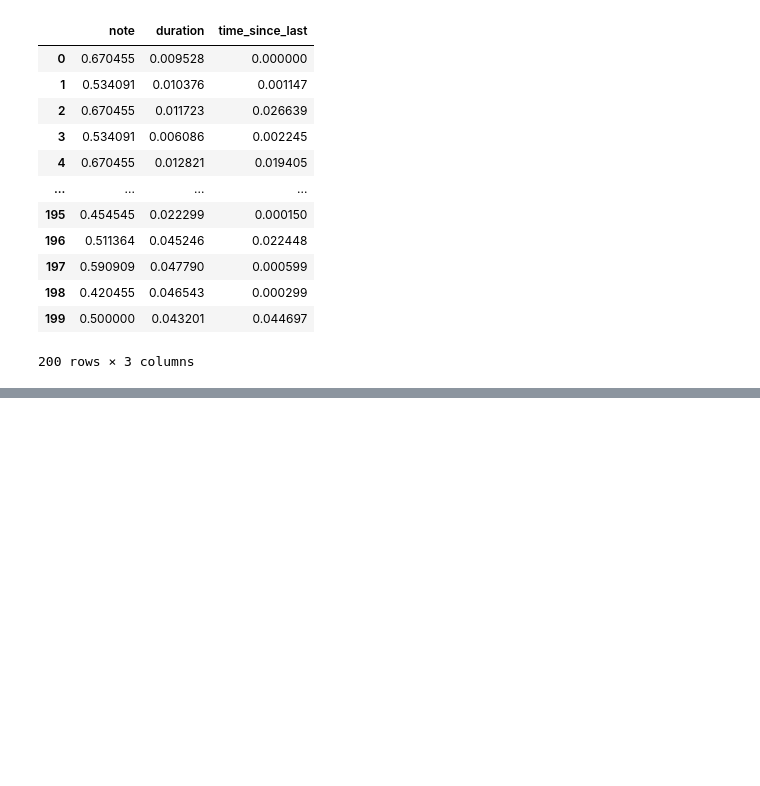
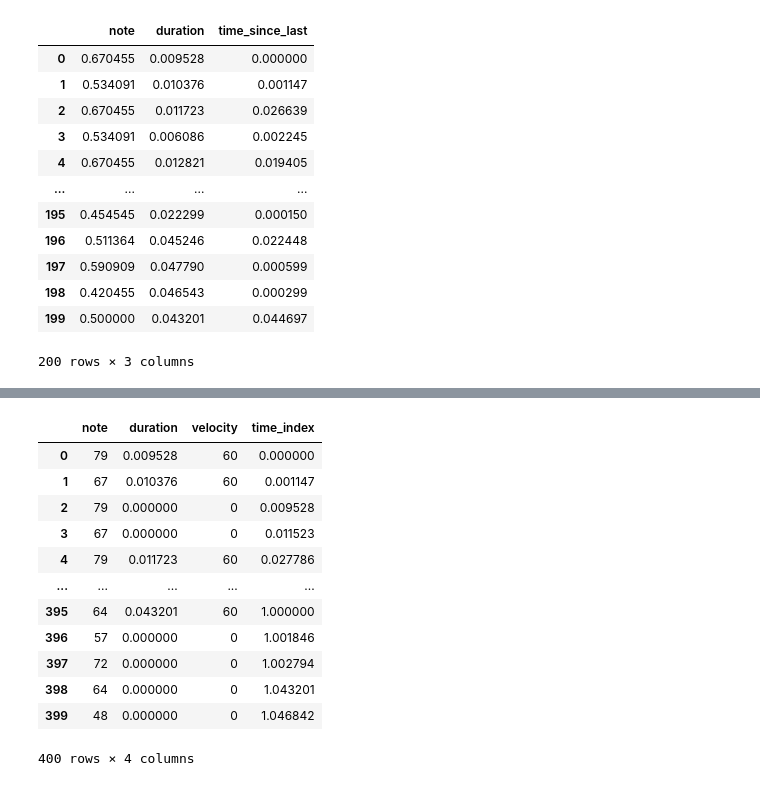
Before and after one commit to jorgeah92/Music_Generative_Adversarial_Network, a Jupyter notebook: Parse MIDI Files Test.ipynb, the cells around one changed output, grey strips where cells are left out. Cells and saved outputs as stored; diff of their text form; code cells hidden in the pictures; blank space fills up the shorter version.

```diff
--- a/Parse MIDI Files Test.ipynb
+++ b/Parse MIDI Files Test.ipynb
@@ -272,0 +331,22 @@ df_first_200.drop(columns='time_elapsed')
+# %%
+# create a stop signal for each note at the appropriate time_index:
+for i in range(len(df_reversed)):
+    stop_note = pd.DataFrame([[df_reversed.note[i], 0, 0, df_reversed.duration[i] + df_reversed.time_index[i]]],
+                             columns=['note', 'duration', 'velocity', 'time_index'])
+    df_reversed = df_reversed.append(stop_note, ignore_index=True)
+df_reversed = df_reversed.sort_values('time_index').reset_index(drop=True)
+df_reversed
+# %% [output]
+|  | note | duration | velocity | time_index |
+| 0 | 79 | 0.009528 | 60 | 0.000000 |
+| 1 | 67 | 0.010376 | 60 | 0.001147 |
+| 2 | 79 | 0.000000 | 0 | 0.009528 |
+| 3 | 67 | 0.000000 | 0 | 0.011523 |
+| 4 | 79 | 0.011723 | 60 | 0.027786 |
+| ... | ... | ... | ... | ... |
+| 395 | 64 | 0.043201 | 60 | 1.000000 |
+| 396 | 57 | 0.000000 | 0 | 1.001846 |
+| 397 | 72 | 0.000000 | 0 | 1.002794 |
+| 398 | 64 | 0.000000 | 0 | 1.043201 |
+| 399 | 48 | 0.000000 | 0 | 1.046842 |
+400 rows × 4 columns
```
Also changed, not shown: parts of 8 cells of this notebook, 1 other file.
